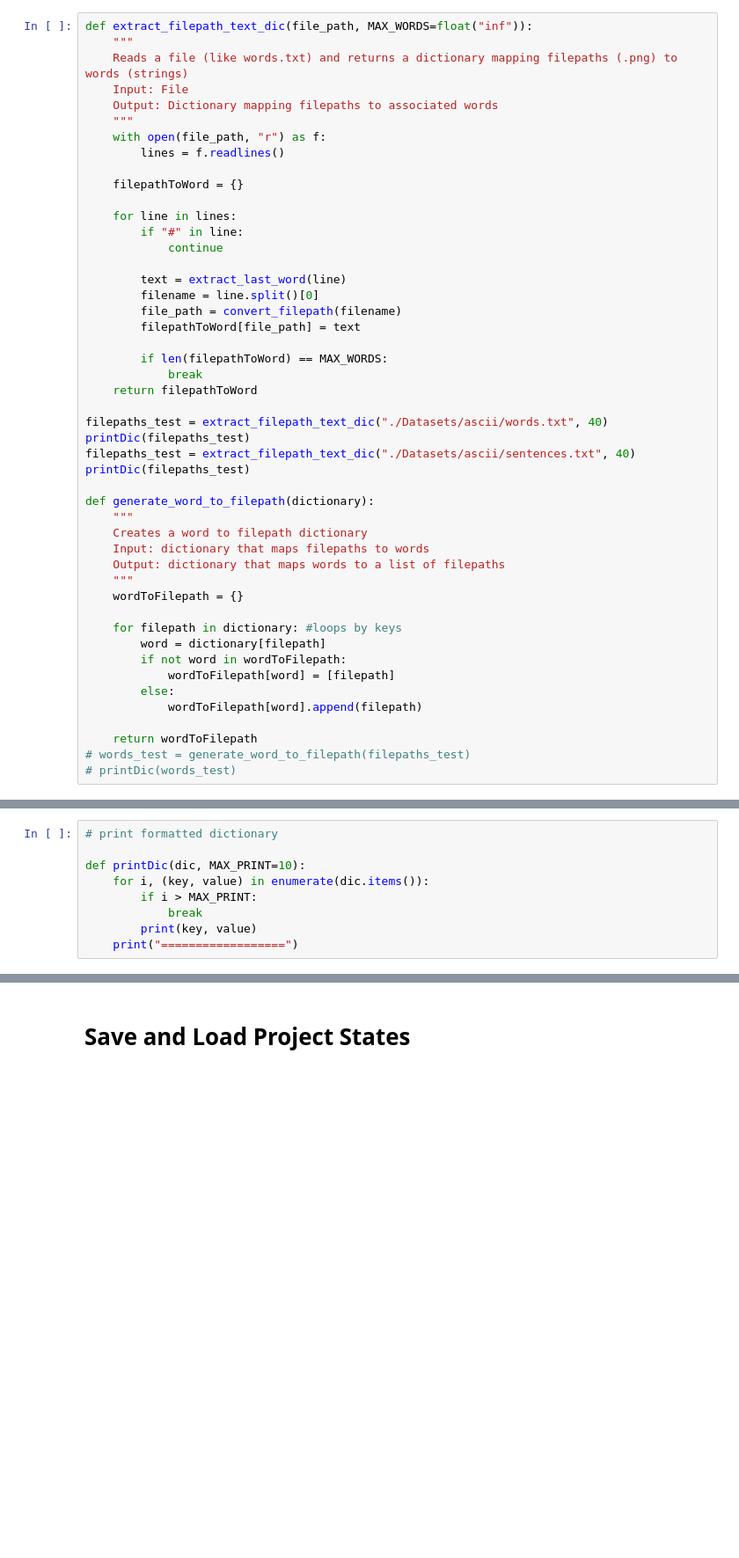
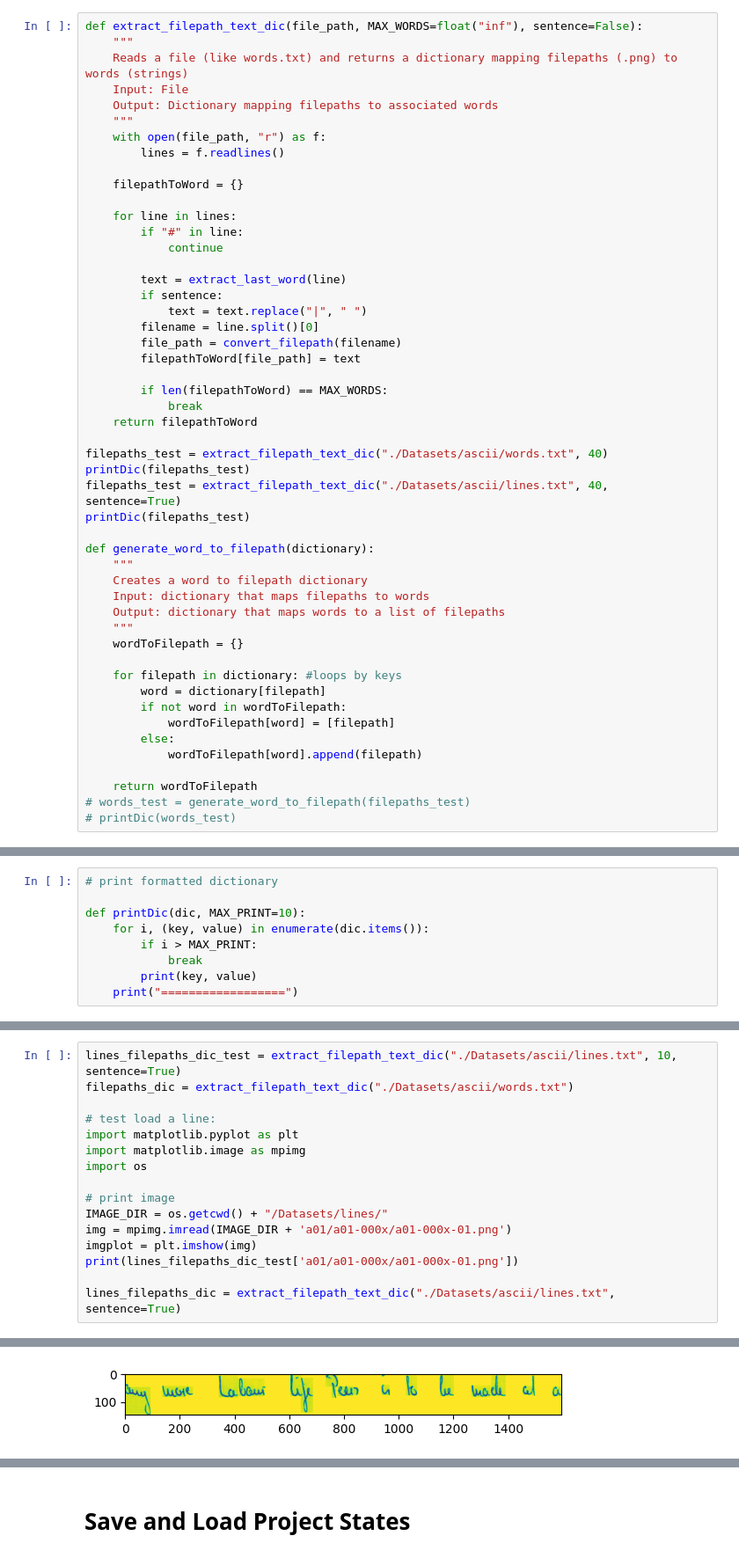
Before and after one commit to aaron68lee/ForgeNet, a Jupyter notebook: dataloader.ipynb, the cells around one changed output, grey strips where cells are left out. Shown at 88% size. Cells and saved outputs as stored; diff of their text form; blank space fills up the shorter version.

```diff
--- a/dataloader.ipynb
+++ b/dataloader.ipynb
@@ -102,7 +105,7 @@ print(convert_filepath("a01-000u-00-00"))
 # %% [output]
 a01/a01-000u/a01-000u-00-00.png
 # %%
-def extract_filepath_text_dic(file_path, MAX_WORDS=float("inf")):
+def extract_filepath_text_dic(file_path, MAX_WORDS=float("inf"), sentence=False):
     """
     Reads a file (like words.txt) and returns a dictionary mapping filepaths (.png) to words (strings)
     Input: File
@@ -118,6 +121,8 @@ def extract_filepath_text_dic(file_path, MAX_WORDS=float("inf")):
             continue
 
         text = extract_last_word(line)
+        if sentence:
+            text = text.replace("|", " ")
         filename = line.split()[0]
         file_path = convert_filepath(filename)
         filepathToWord[file_path] = text
@@ -128,7 +133,7 @@ def extract_filepath_text_dic(file_path, MAX_WORDS=float("inf")):
 
 filepaths_test = extract_filepath_text_dic("./Datasets/ascii/words.txt", 40)
 printDic(filepaths_test)
-filepaths_test = extract_filepath_text_dic("./Datasets/ascii/sentences.txt", 40)
+filepaths_test = extract_filepath_text_dic("./Datasets/ascii/lines.txt", 40, sentence=True)
 printDic(filepaths_test)
 
 def generate_word_to_filepath(dictionary):
@@ -207,0 +231,17 @@ def printDic(dic, MAX_PRINT=10):
+# %%
+lines_filepaths_dic_test = extract_filepath_text_dic("./Datasets/ascii/lines.txt", 10, sentence=True)
+filepaths_dic = extract_filepath_text_dic("./Datasets/ascii/words.txt")
+
+# test load a line:
+import matplotlib.pyplot as plt
+import matplotlib.image as mpimg
+import os
+
+# print image
+IMAGE_DIR = os.getcwd() + "/Datasets/lines/"
+img = mpimg.imread(IMAGE_DIR + 'a01/a01-000x/a01-000x-01.png')
+imgplot = plt.imshow(img)
+print(lines_filepaths_dic_test['a01/a01-000x/a01-000x-01.png'])
+
+lines_filepaths_dic = extract_filepath_text_dic("./Datasets/ascii/lines.txt", sentence=True)
+# %% [output]
@@ -207,0 +249 @@ def printDic(dic, MAX_PRINT=10):
+[figure, added]
```
Also changed, not shown: parts of 14 cells of this notebook, 3 other files.
